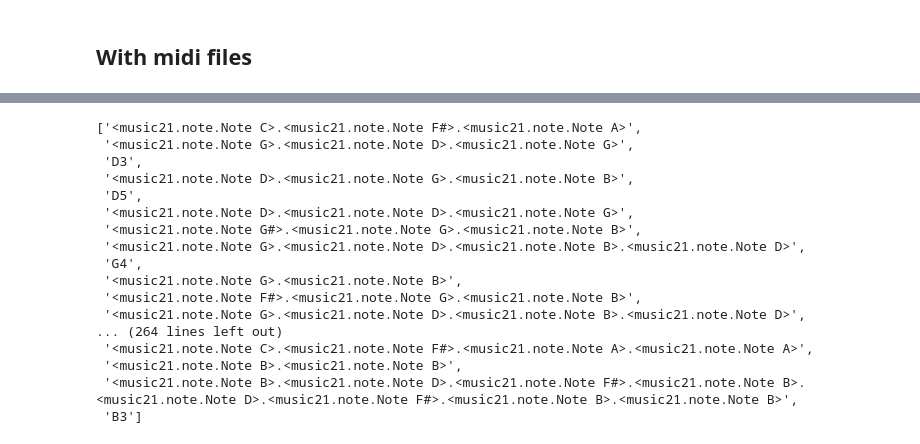
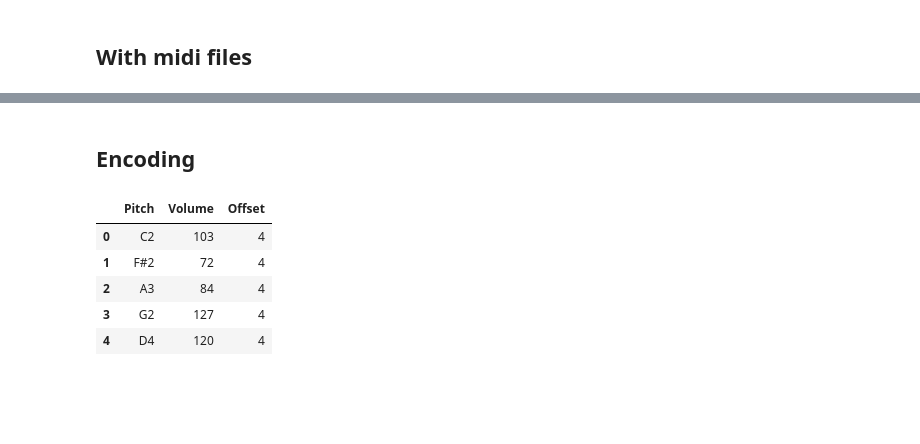
Before and after one commit to LHonsel/MusicGenerator, a Jupyter notebook: code/read_and_play_file.ipynb, the cells around one changed output, grey strips where cells are left out. Drawn from its saved outputs; the diff is of its cells as text; code cells hidden in the pictures; blank space fills up the shorter version.

```diff
--- a/code/read_and_play_file.ipynb
+++ b/code/read_and_play_file.ipynb
@@ -128,38 +104,43 @@ Hello from the pygame community. https://www.pygame.org/contribute.html
 b = converter.parse("hotel_california.mid")
 sp = music21.midi.realtime.StreamPlayer(b)
 sp.play()
+# %% [markdown]
+## Encoding
 # %%
 # Source: https://towardsdatascience.com/how-to-generate-music-using-a-lstm-neural-network-in-keras-68786834d4c5
 
-b = music21.converter.parse("hotel_california.mid")
+midi_file = music21.converter.parse("hotel_california.mid")
 
-parts = music21.instrument.partitionByInstrument(b)
+parts = music21.instrument.partitionByInstrument(midi_file)
 
-notes = []
+pitches = []
+volumes = []
+offsets = []
 
+# Get list of each note in the midi file
 for p in parts:
     for element in p:
         if type(element) == music21.note.Note:
-            notes.append(str(element.pitch))
+            pitches.append(str(element.pitch))
+            volumes.append(element.volume.velocity)
+            offsets.append(element.offset)
         if type(element) == music21.chord.Chord:
-            notes.append('.'.join(str(i) for i in element))
+            for note in element:
+                note.offset = element.offset
+                pitches.append(str(note.pitch))
+                volumes.append(note.volume.velocity)
+                offsets.append(note.offset)
 
-notes
+
+df = pd.DataFrame(list(zip(pitches, volumes, offsets)), columns=['Pitch', 'Volume', 'Offset'])
+
+num_cols = (np.max(df['Offset']) - np.min(df['Offset']))*4
+
+df.head()
 # %% [output]
-['<music21.note.Note C>.<music21.note.Note F#>.<music21.note.Note A>',
- '<music21.note.Note G>.<music21.note.Note D>.<music21.note.Note G>',
- 'D3',
- '<music21.note.Note D>.<music21.note.Note G>.<music21.note.Note B>',
- 'D5',
- '<music21.note.Note D>.<music21.note.Note D>.<music21.note.Note G>',
- '<music21.note.Note G#>.<music21.note.Note G>.<music21.note.Note B>',
- '<music21.note.Note G>.<music21.note.Note D>.<music21.note.Note B>.<music21.note.Note D>',
- 'G4',
- '<music21.note.Note G>.<music21.note.Note B>',
- '<music21.note.Note F#>.<music21.note.Note G>.<music21.note.Note B>',
- '<music21.note.Note G>.<music21.note.Note D>.<music21.note.Note B>.<music21.note.Note D>',
-... (264 lines left out)
- '<music21.note.Note C>.<music21.note.Note F#>.<music21.note.Note A>.<music21.note.Note A>',
- '<music21.note.Note B>.<music21.note.Note B>',
- '<music21.note.Note B>.<music21.note.Note D>.<music21.note.Note F#>.<music21.note.Note B>.<music21.note.Note D>.<music21.note.Note F#>.<music21.note.Note B>.<music21.note.Note B>',
- 'B3']
+|  | Pitch | Volume | Offset |
+| 0 | C2 | 103 | 4 |
+| 1 | F#2 | 72 | 4 |
+| 2 | A3 | 84 | 4 |
+| 3 | G2 | 127 | 4 |
+| 4 | D4 | 120 | 4 |
```
Also changed, not shown: parts of 10 cells of this notebook.
